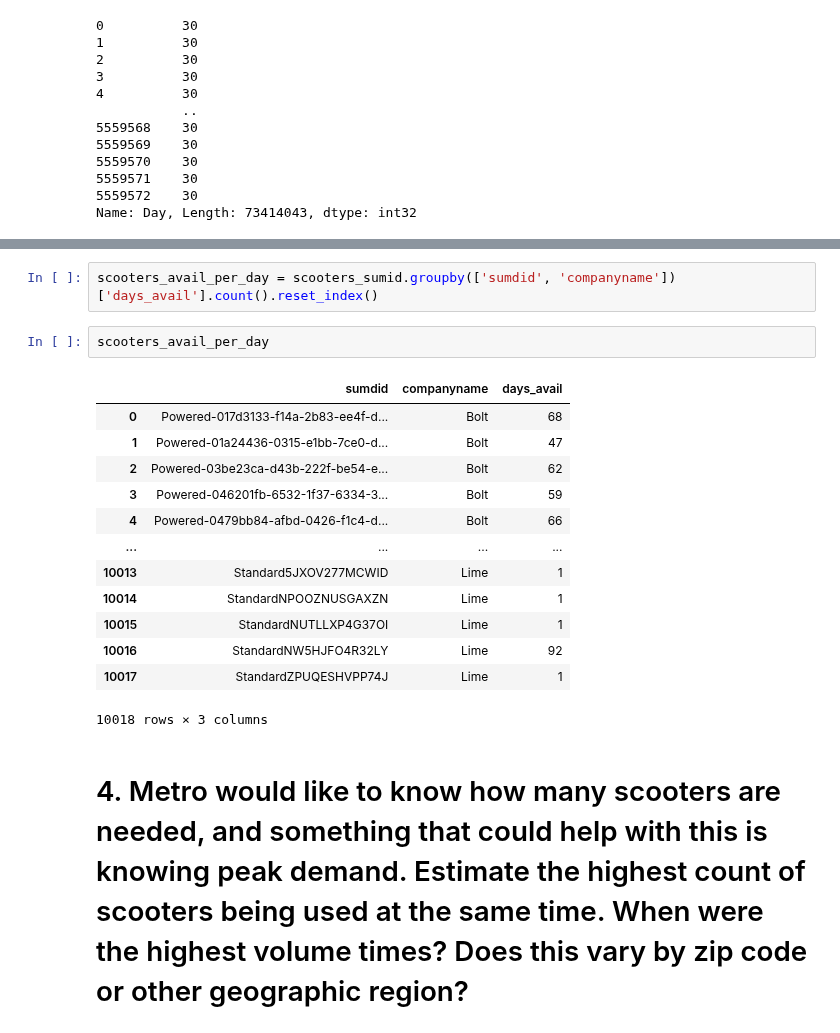
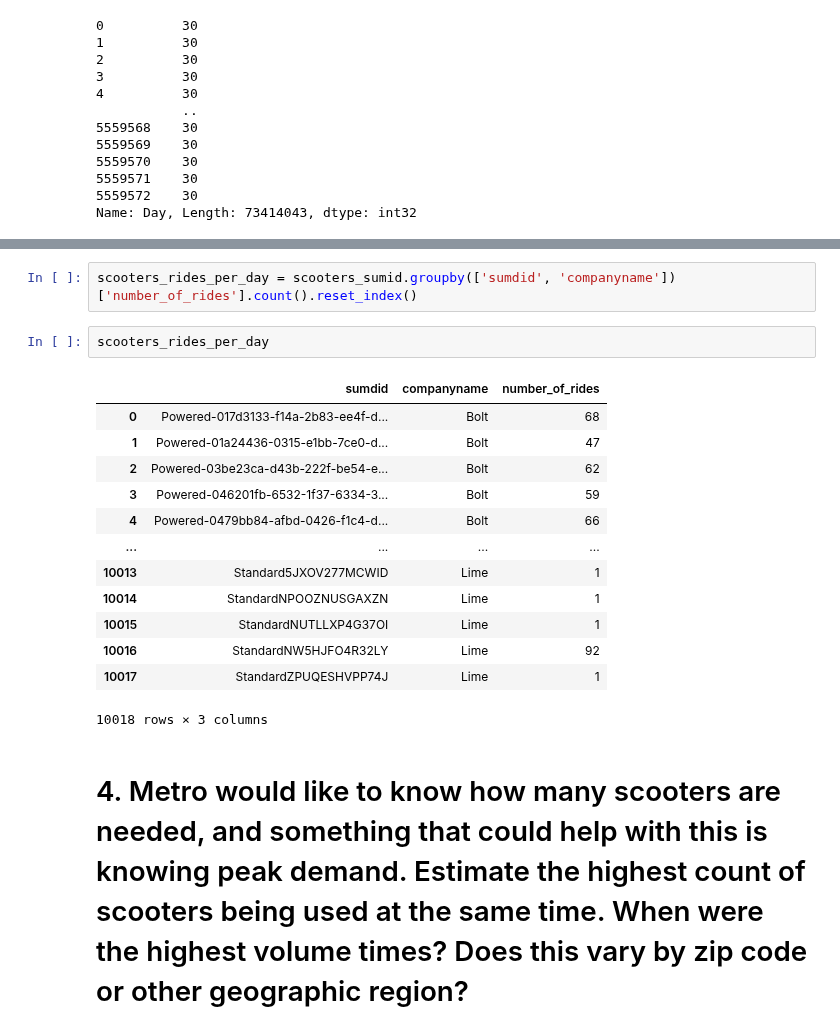
Before and after one commit to NSS-Data-Analytics-Cohort-11/scooters-hot_honey, a Jupyter notebook: notebook/Scooters.ipynb, the cells around one changed output, grey strips where cells are left out. Drawn from its saved outputs; the diff is of its cells as text.

```diff
--- a/notebook/Scooters.ipynb
+++ b/notebook/Scooters.ipynb
@@ -758,22 +760,22 @@ scooters_sumid
 | 413562 | StandardZPUQESHVPP74J | Lime | 6 | 13 | 6 |
 413563 rows × 5 columns
 # %%
-scooters_avail_per_day = scooters_sumid.groupby(['sumdid', 'companyname'])['days_avail'].count().reset_index()
+scooters_rides_per_day = scooters_sumid.groupby(['sumdid', 'companyname'])['number_of_rides'].count().reset_index()
-# %%
-scooters_avail_per_day
-# %% [output]
-|  | sumdid | companyname | days_avail |
-| 0 | Powered-017d3133-f14a-2b83-ee4f-d... | Bolt | 68 |
-| 1 | Powered-01a24436-0315-e1bb-7ce0-d... | Bolt | 47 |
-| 2 | Powered-03be23ca-d43b-222f-be54-e... | Bolt | 62 |
-| 3 | Powered-046201fb-6532-1f37-6334-3... | Bolt | 59 |
-| 4 | Powered-0479bb84-afbd-0426-f1c4-d... | Bolt | 66 |
-| ... | ... | ... | ... |
-| 10013 | Standard5JXOV277MCWID | Lime | 1 |
-| 10014 | StandardNPOOZNUSGAXZN | Lime | 1 |
-| 10015 | StandardNUTLLXP4G37OI | Lime | 1 |
-| 10016 | StandardNW5HJFO4R32LY | Lime | 92 |
-| 10017 | StandardZPUQESHVPP74J | Lime | 1 |
-10018 rows × 3 columns
+# %%
+scooters_rides_per_day
+# %% [output]
+|  | sumdid | companyname | number_of_rides |
+| 0 | Powered-017d3133-f14a-2b83-ee4f-d... | Bolt | 68 |
+| 1 | Powered-01a24436-0315-e1bb-7ce0-d... | Bolt | 47 |
+| 2 | Powered-03be23ca-d43b-222f-be54-e... | Bolt | 62 |
+| 3 | Powered-046201fb-6532-1f37-6334-3... | Bolt | 59 |
+| 4 | Powered-0479bb84-afbd-0426-f1c4-d... | Bolt | 66 |
+| ... | ... | ... | ... |
+| 10013 | Standard5JXOV277MCWID | Lime | 1 |
+| 10014 | StandardNPOOZNUSGAXZN | Lime | 1 |
+| 10015 | StandardNUTLLXP4G37OI | Lime | 1 |
+| 10016 | StandardNW5HJFO4R32LY | Lime | 92 |
+| 10017 | StandardZPUQESHVPP74J | Lime | 1 |
+10018 rows × 3 columns
 # %% [markdown]
 # 4. Metro would like to know how many scooters are needed, and something that could help with this is knowing peak demand. Estimate the highest count of scooters being used at the same time. When were the highest volume times? Does this vary by zip code or other geographic region?
```
Also changed, not shown: parts of 15 cells of this notebook.
